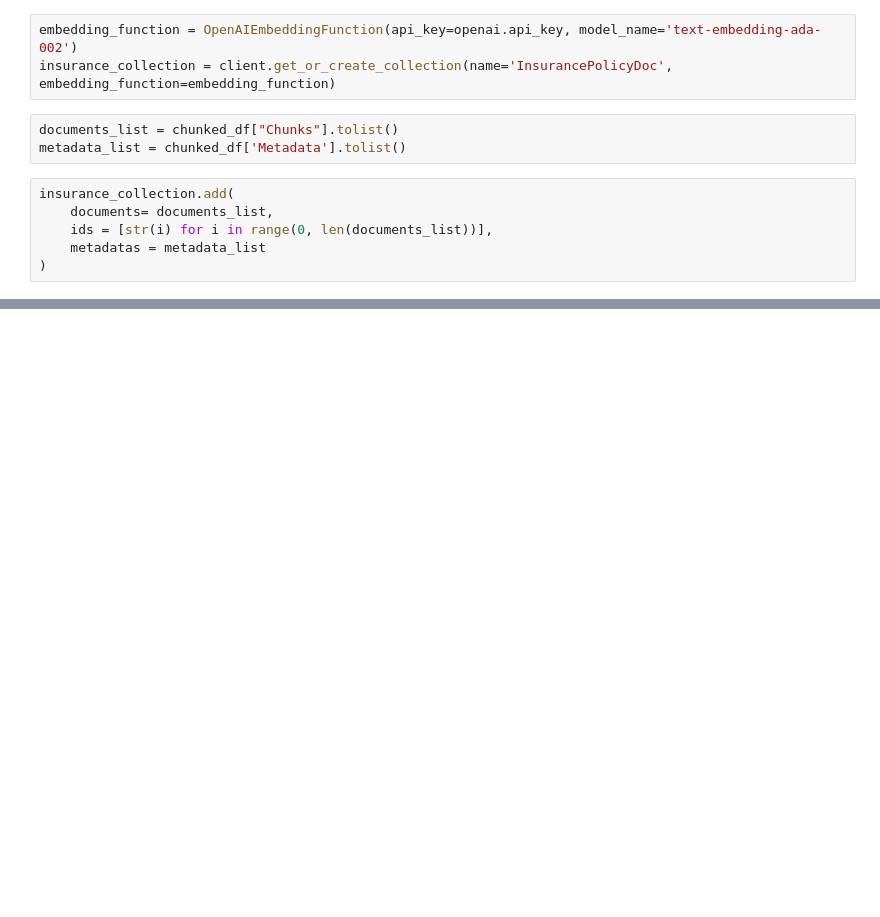
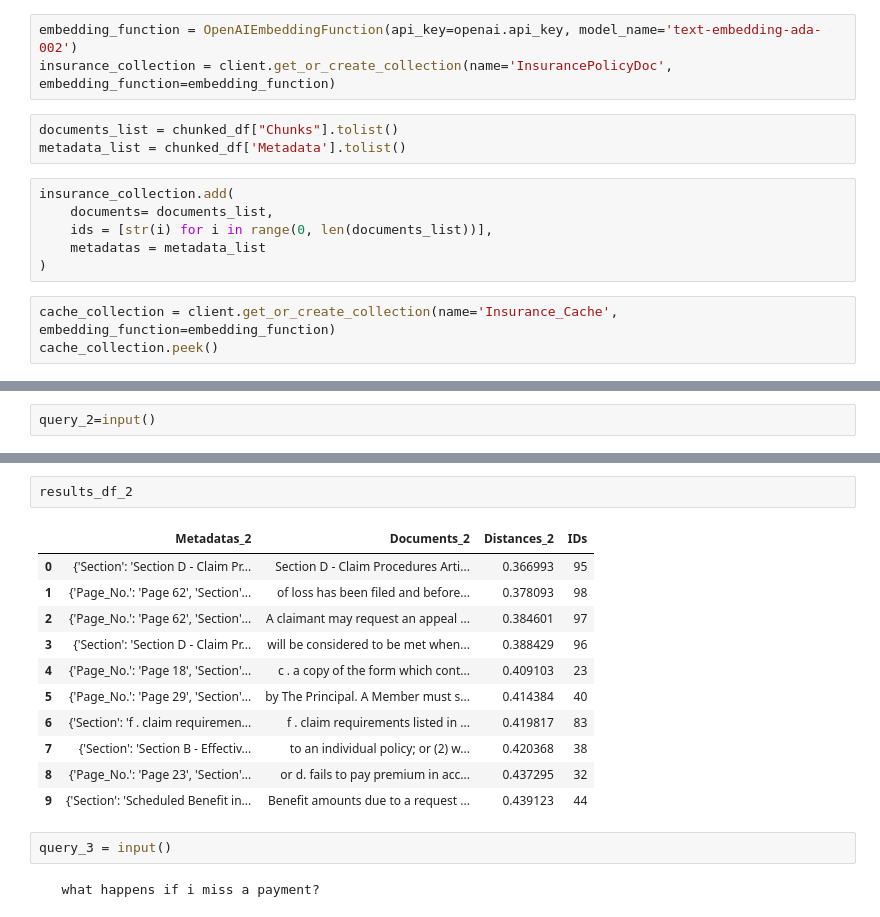
Before and after one commit to anushan1989/helpmate_ai, a Jupyter notebook: helpmate_ai.ipynb, the cells around one changed output, grey strips where cells are left out. Cells and saved outputs as stored; diff of their text form; blank space fills up the shorter version.

```diff
--- a/helpmate_ai.ipynb
+++ b/helpmate_ai.ipynb
@@ -237,3 +237,6 @@ insurance_collection.add(
     ids = [str(i) for i in range(0, len(documents_list))],
     metadatas = metadata_list
 )
+# %%
+cache_collection = client.get_or_create_collection(name='Insurance_Cache', embedding_function=embedding_function)
+cache_collection.peek()
@@ -239,0 +477,2 @@ insurance_collection.add(
+# %%
+query_2=input()
@@ -239,0 +595,18 @@ insurance_collection.add(
+# %%
+results_df_2
+# %% [output]
+|  | Metadatas_2 | Documents_2 | Distances_2 | IDs |
+| 0 | {'Section': 'Section D - Claim Pr... | Section D - Claim Procedures Arti... | 0.366993 | 95 |
+| 1 | {'Page_No.': 'Page 62', 'Section'... | of loss has been filed and before... | 0.378093 | 98 |
+| 2 | {'Page_No.': 'Page 62', 'Section'... | A claimant may request an appeal ... | 0.384601 | 97 |
+| 3 | {'Section': 'Section D - Claim Pr... | will be considered to be met when... | 0.388429 | 96 |
+| 4 | {'Page_No.': 'Page 18', 'Section'... | c . a copy of the form which cont... | 0.409103 | 23 |
+| 5 | {'Page_No.': 'Page 29', 'Section'... | by The Principal. A Member must s... | 0.414384 | 40 |
+| 6 | {'Section': 'f . claim requiremen... | f . claim requirements listed in ... | 0.419817 | 83 |
+| 7 | {'Section': 'Section B - Effectiv... | to an individual policy; or (2) w... | 0.420368 | 38 |
+| 8 | {'Page_No.': 'Page 23', 'Section'... | or d. fails to pay premium in acc... | 0.437295 | 32 |
+| 9 | {'Section': 'Scheduled Benefit in... | Benefit amounts due to a request ... | 0.439123 | 44 |
+# %%
+query_3 = input()
+# %% [output]
+   what happens if i miss a payment?
```
Also changed, not shown: parts of 32 cells of this notebook.
